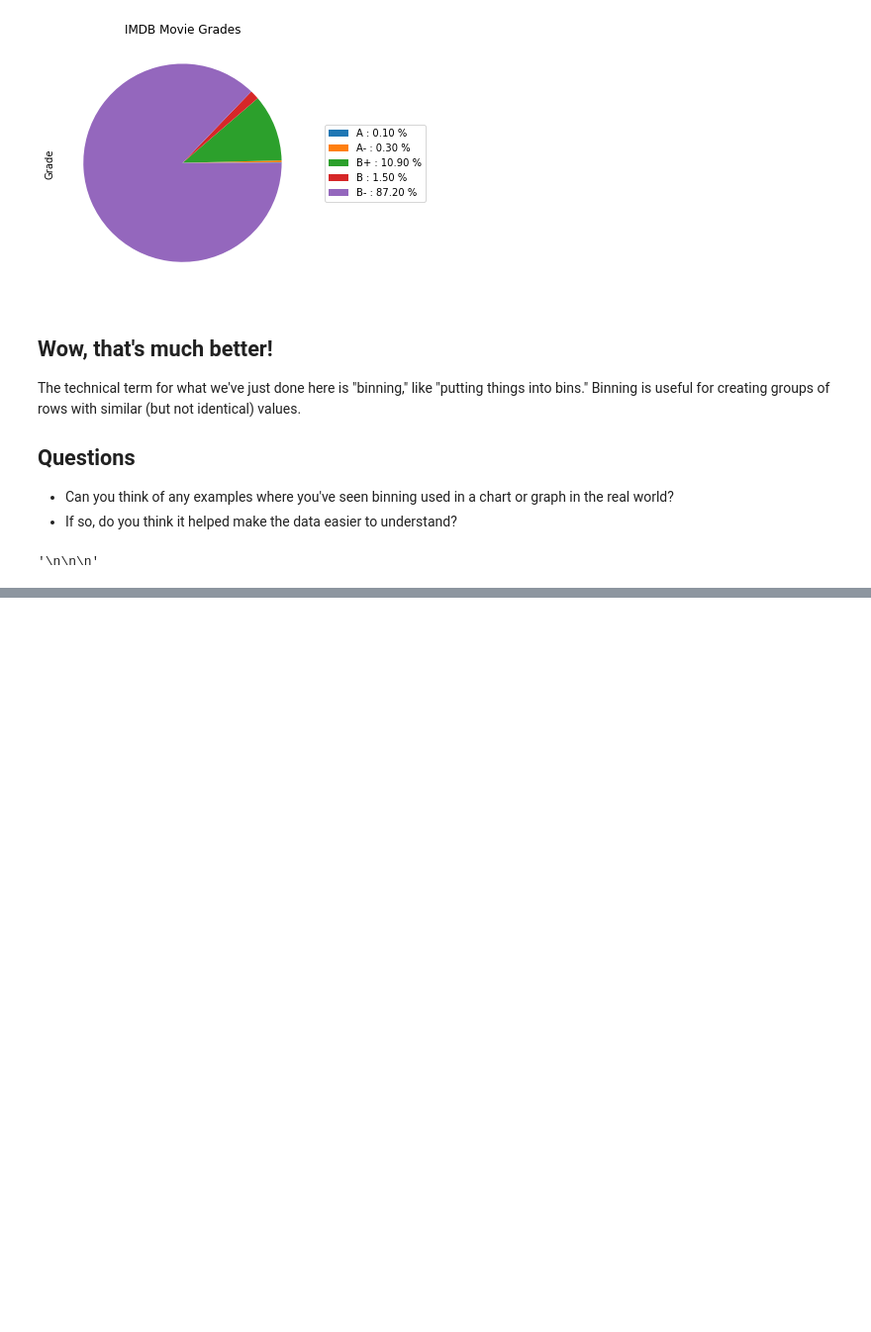
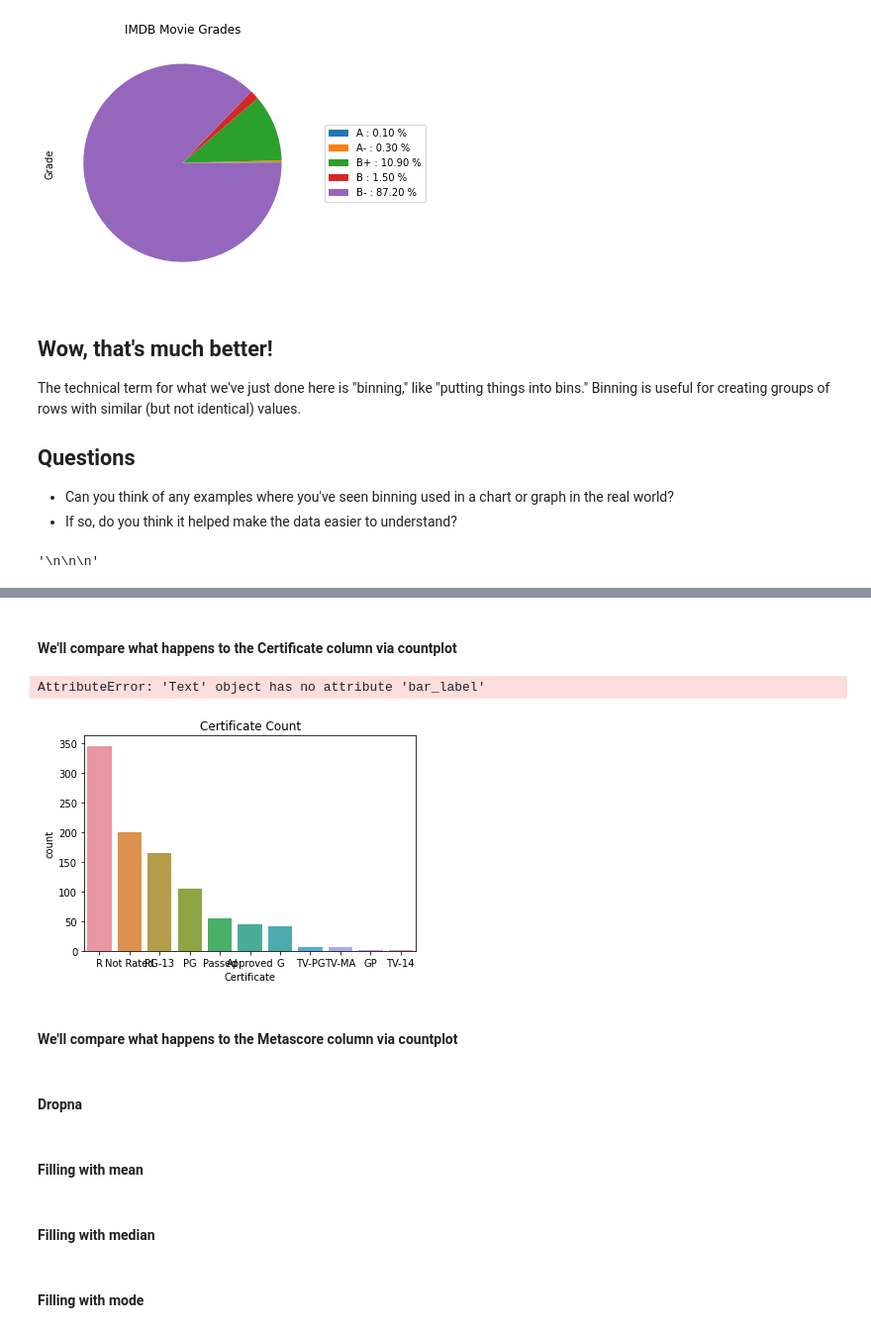
Before and after one commit to likeawednesday/TechCamp_DataViz, a Jupyter notebook: movie_ratings.ipynb, the cells around one changed output, grey strips where cells are left out. Shown at 99% size. Drawn from its saved outputs; the diff is of its cells as text; code cells hidden in the pictures; blank space fills up the shorter version.

Commit message:
start work on missing data section

```diff
--- a/movie_ratings.ipynb
+++ b/movie_ratings.ipynb
@@ -179,0 +190,33 @@ Binning is useful for creating groups of rows with similar (but not identical) v
+# %% [markdown]
+#### We'll compare what happens to the Certificate column via countplot
+# %%
+# create countplot for Certificate
+s_count = sns.countplot(
+    data = df,
+    x = df['Certificate'],
+    order = df['Certificate'].value_counts().index
+).set_title('Certificate Count')
+
+
+abs_values = df['Certificate'].value_counts(ascending=False).values
+
+s_count.bar_label(container=s_count.containers[0], labels=abs_values)
+
+
+# rotate x-axis tick marks for better visibility
+plt.xticks(rotation=70)
+
+plt.show()
+# %% [output]
+AttributeError: 'Text' object has no attribute 'bar_label'
+[figure, added]
+# %% [markdown]
+#### We'll compare what happens to the Metascore column via countplot
+# %% [markdown]
+#### Dropna
+# %% [markdown]
+#### Filling with mean
+# %% [markdown]
+#### Filling with median
+# %% [markdown]
+#### Filling with mode
```
Also changed, not shown: parts of 3 cells of this notebook.
